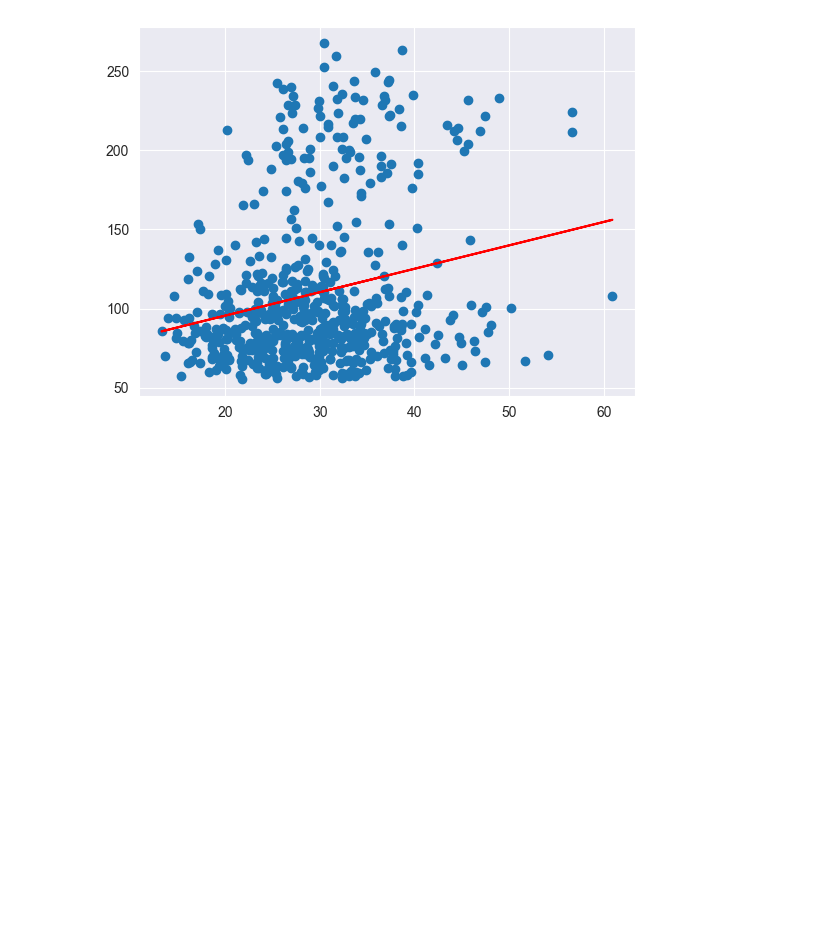
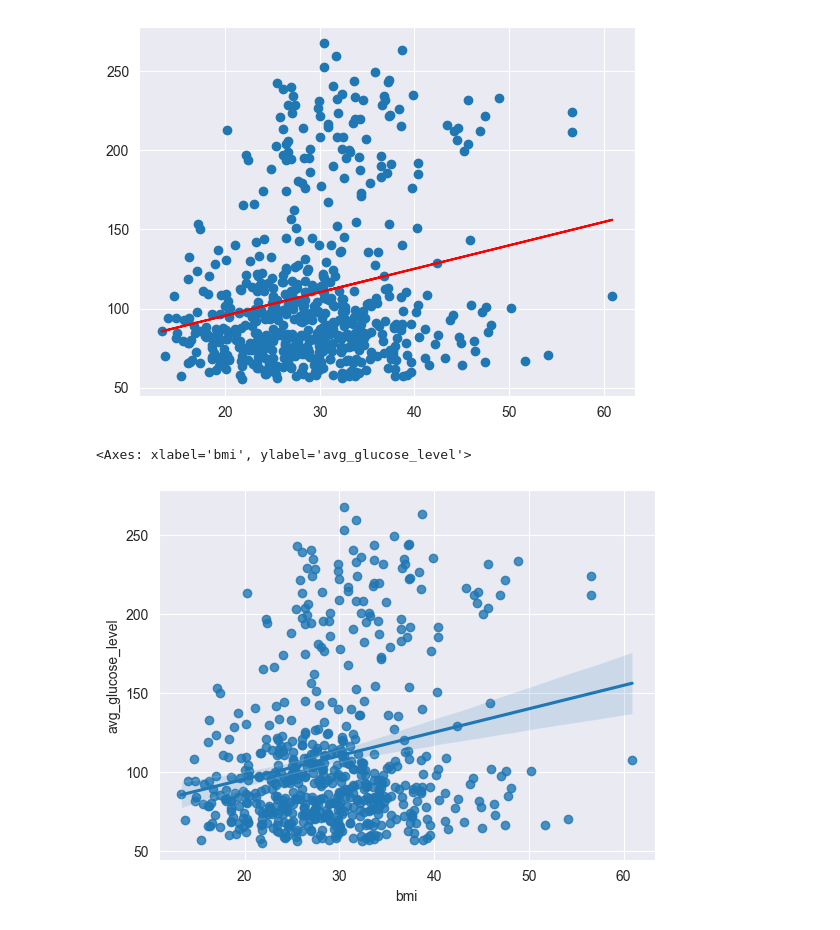
Before and after one commit to alxgarci/estadistica_diabetes, a Jupyter notebook: CODIGO/analisis_strokes.ipynb, the cells around one changed output. Saved outputs shown, nothing was run; the diff lists cells and outputs as text; code cells hidden in the pictures; blank space fills up the shorter version.

```diff
--- a/CODIGO/analisis_strokes.ipynb
+++ b/CODIGO/analisis_strokes.ipynb
@@ -209,0 +205,5 @@ plot.show()
+# %%
+sb.regplot(x=stroke["bmi"], y=stroke["avg_glucose_level"], ci=95)
+# %% [output]
+<Axes: xlabel='bmi', ylabel='avg_glucose_level'>
+[figure, added]
```
Also changed, not shown: parts of 5 cells of this notebook, 1 other file.
